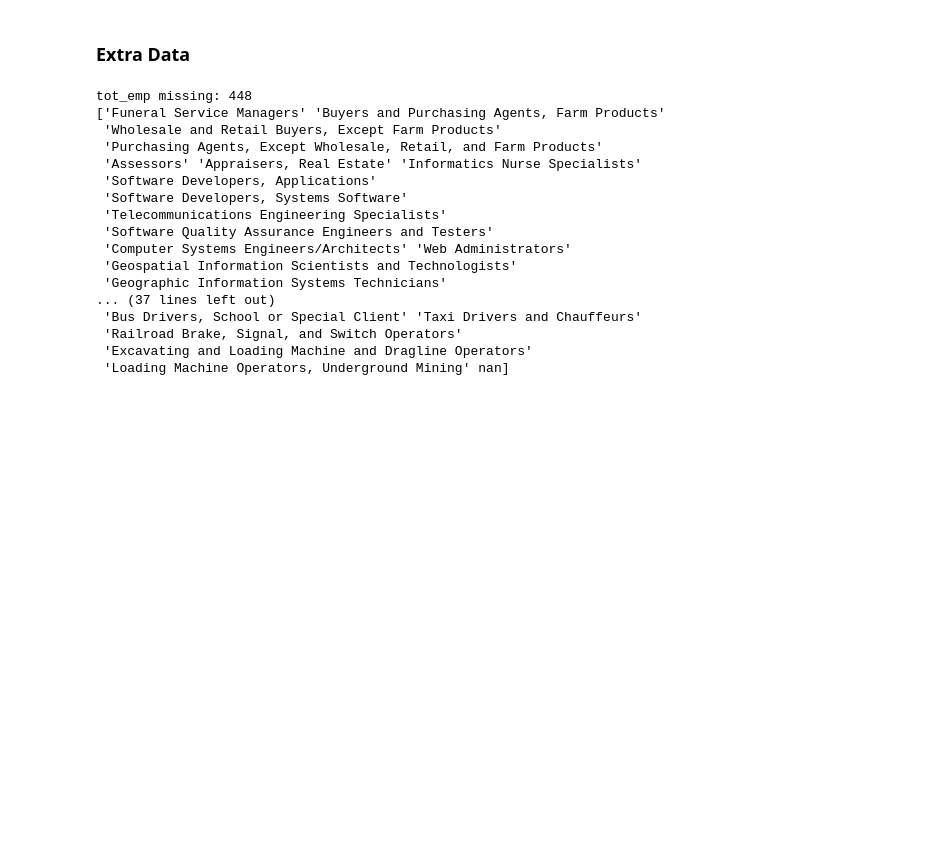
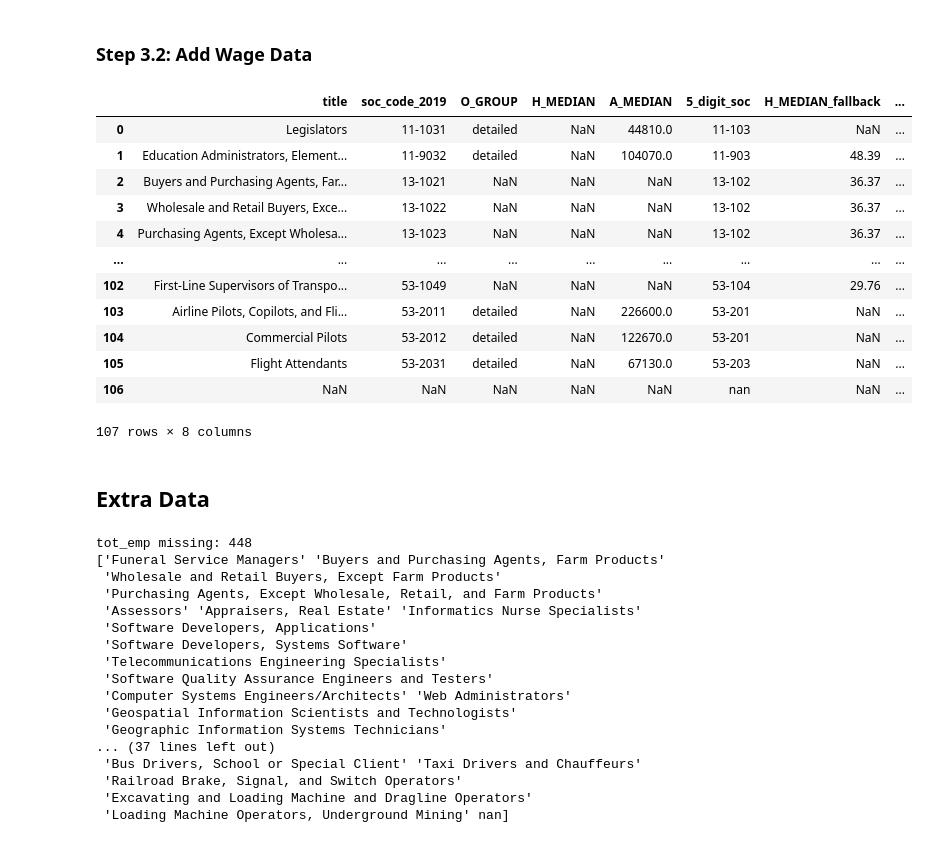
Before and after one commit to theodorewright11/aei_data_analysis, a Jupyter notebook: scripts/data_merge.ipynb, the cells around one changed output. Cells and saved outputs as stored; diff of their text form; code cells hidden in the pictures; blank space fills up the shorter version.

```diff
--- a/scripts/data_merge.ipynb
+++ b/scripts/data_merge.ipynb
@@ -138,0 +143,40 @@ pct_tasks_soc_structure_df = add_soc_structure(pct_onet_tasks_df, soc_structure_
+# %%
+# Get df of updated SOC codes to merge with up to date wage and employment data
+
+def add_updated_soc_code(pct_tasks_soc_structure_df, soc_crosswalk_df) -> pd.DataFrame:
+    """
+    Returns DataFrame with unique occupation titles from our main df and their corresponding O*NET-SOC 2019 code
+    This is so we can merge the wage and employment data separate from our main df and merge all at once.
+
+    Args:
+        pct_tasks_soc_structure_df (pd.DataFrame): DataFrame from previous step.
+        soc_crosswalk_df (pd.DataFrame): DataFrame 2010 and 2019 occupation titles and SOC codes
+
+    Returns:
+        pd.DataFrame: DataFrame with an added 'soc_code_2019' column.
+    """
+
+    # Rename columns
+    soc_crosswalk_df = soc_crosswalk_df.rename(
+        columns={
+            "O*NET-SOC 2010 Title": "title",
+            "O*NET-SOC 2019 Code": "onet_soc_code_2019"
+        }
+    )
+
+    soc_crosswalk_df['soc_code_2019'] = soc_crosswalk_df['onet_soc_code_2019'].str[:7]
+
+    # Get unique titles from rolling DataFrame
+    titles_df = pct_tasks_soc_structure_df[["title"]].drop_duplicates()
+
+    # Merge to attach 2019 SOC codes
+    merged = titles_df.merge(
+        soc_crosswalk_df[["title", "soc_code_2019"]],
+        on="title",
+        how="left"
+    )
+
+    return merged
+
+soc_crosswalk_df = pd.read_csv("../extra_data/2010_to_2019_soc_crosswalk.csv")
+title_and_2019_soc_df = add_updated_soc_code(pct_tasks_soc_structure_df, soc_crosswalk_df)
@@ -138,0 +308,2 @@ pct_tasks_soc_structure_df = add_soc_structure(pct_onet_tasks_df, soc_structure_
+# %% [markdown]
+### Step 3.2: Add Wage Data
@@ -139,5 +384,24 @@ pct_tasks_soc_structure_df = add_soc_structure(pct_onet_tasks_df, soc_structure_
+# %%
+# Optional save to csv and show df for inspection
+
+titles_and_wage_df.to_csv("../merged_data_files/titles_and_wage.csv", index=False)
+titles_and_wage_df
+# %% [output]
+|  | title | soc_code_2019 | O_GROUP | H_MEDIAN | A_MEDIAN | 5_digit_soc | H_MEDIAN_fallback | ... |
+| 0 | Legislators | 11-1031 | detailed | NaN | 44810.0 | 11-103 | NaN | ... |
+| 1 | Education Administrators, Element... | 11-9032 | detailed | NaN | 104070.0 | 11-903 | 48.39 | ... |
+| 2 | Buyers and Purchasing Agents, Far... | 13-1021 | NaN | NaN | NaN | 13-102 | 36.37 | ... |
+| 3 | Wholesale and Retail Buyers, Exce... | 13-1022 | NaN | NaN | NaN | 13-102 | 36.37 | ... |
+| 4 | Purchasing Agents, Except Wholesa... | 13-1023 | NaN | NaN | NaN | 13-102 | 36.37 | ... |
+| ... | ... | ... | ... | ... | ... | ... | ... | ... |
+| 102 | First-Line Supervisors of Transpo... | 53-1049 | NaN | NaN | NaN | 53-104 | 29.76 | ... |
+| 103 | Airline Pilots, Copilots, and Fli... | 53-2011 | detailed | NaN | 226600.0 | 53-201 | NaN | ... |
+| 104 | Commercial Pilots | 53-2012 | detailed | NaN | 122670.0 | 53-201 | NaN | ... |
+| 105 | Flight Attendants | 53-2031 | detailed | NaN | 67130.0 | 53-203 | NaN | ... |
+| 106 | NaN | NaN | NaN | NaN | NaN | nan | NaN | ... |
+107 rows × 8 columns
 # %% [markdown]
-### Extra Data
+## Extra Data
 # %%
 
 def add_emp_wage_data(df) -> pd.DataFrame:
```
Also changed, not shown: parts of 11 cells of this notebook, 2 other files.
